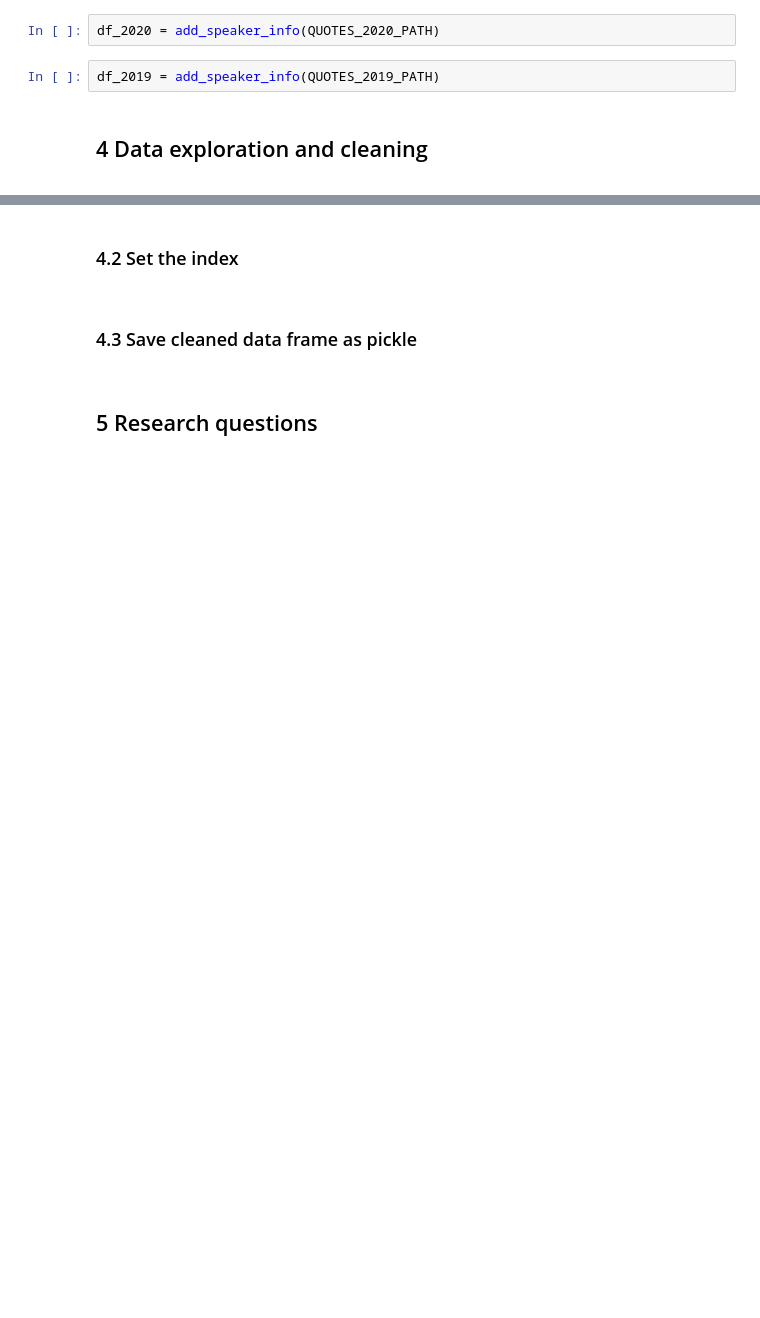
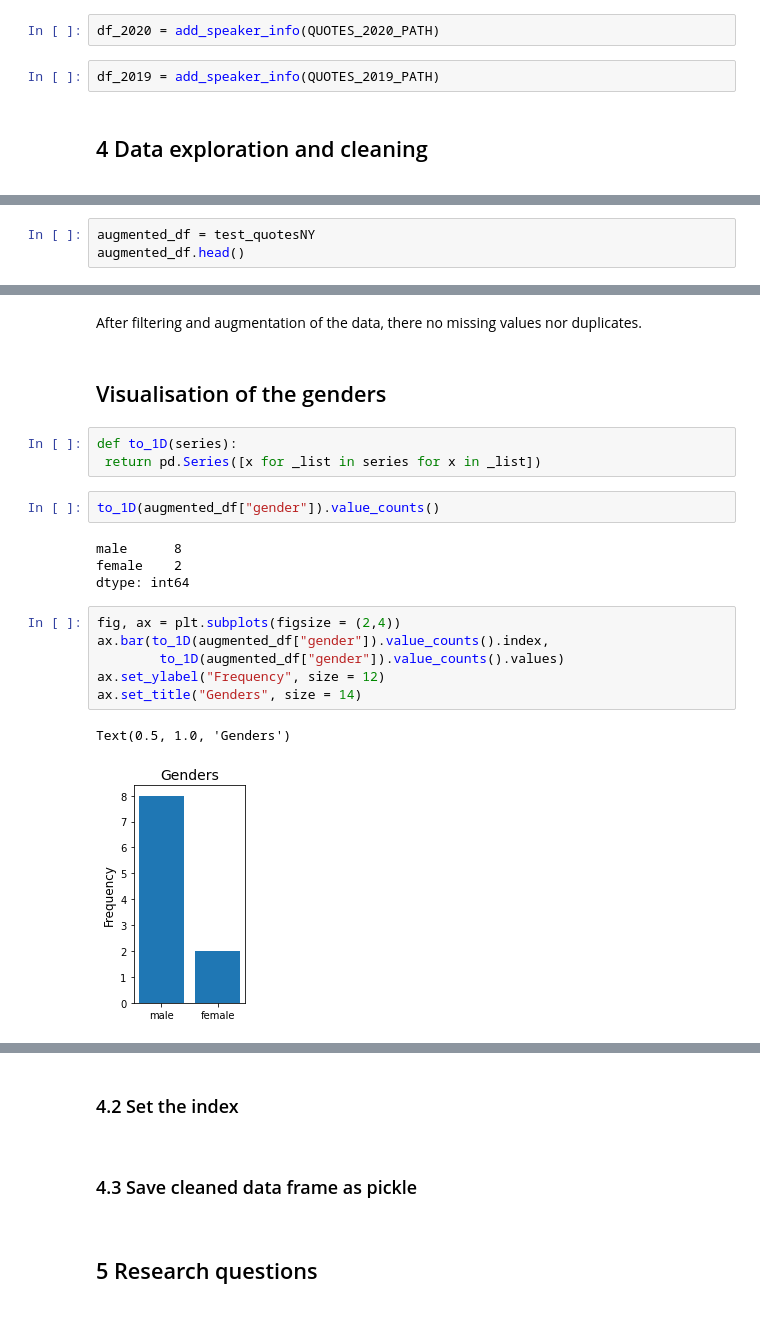
Before and after one commit to epfl-ada/ada-2021-project-palomamo, a Jupyter notebook: main.ipynb, the cells around one changed output, grey strips where cells are left out. Saved outputs shown, nothing was run; the diff lists cells and outputs as text; blank space fills up the shorter version.

```diff
--- a/main.ipynb
+++ b/main.ipynb
@@ -587 +583,4 @@ df_2019 = add_speaker_info(QUOTES_2019_PATH)
 <a id="import_prep_data"></a>
+# %%
+augmented_df = test_quotesNY
+augmented_df.head()
@@ -587,0 +658,22 @@ df_2019 = add_speaker_info(QUOTES_2019_PATH)
+# %% [markdown]
+After filtering and augmentation of the data, there no missing values nor duplicates.
+# %% [markdown]
+## Visualisation of the genders
+# %%
+def to_1D(series):
+ return pd.Series([x for _list in series for x in _list])
+# %%
+to_1D(augmented_df["gender"]).value_counts()
+# %% [output]
+male      8
+female    2
+dtype: int64
+# %%
+fig, ax = plt.subplots(figsize = (2,4))
+ax.bar(to_1D(augmented_df["gender"]).value_counts().index,
+        to_1D(augmented_df["gender"]).value_counts().values)
+ax.set_ylabel("Frequency", size = 12)
+ax.set_title("Genders", size = 14)
+# %% [output]
+Text(0.5, 1.0, 'Genders')
+[figure, added]
```
Also changed, not shown: parts of 18 cells of this notebook.
